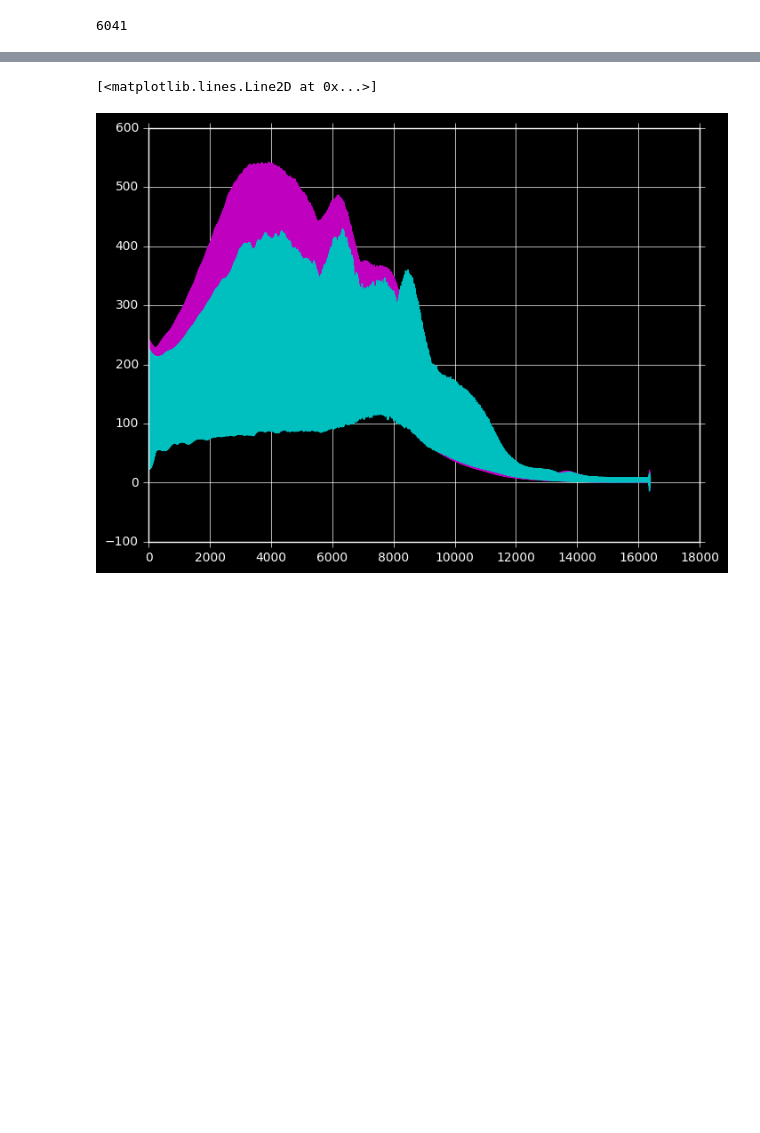
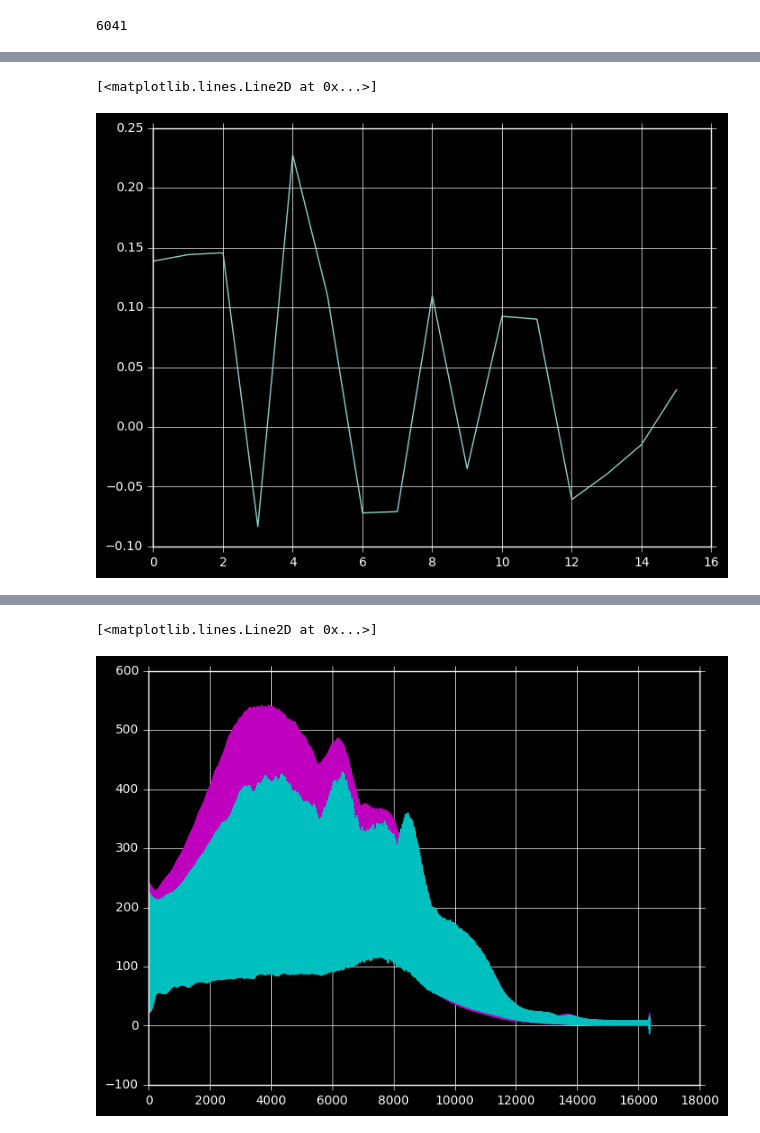
Before and after one commit to xkortex/eeg_seizure_prediction, a Jupyter notebook: linear05.ipynb, the cells around one changed output, grey strips where cells are left out. Drawn from its saved outputs; the diff is of its cells as text; code cells hidden in the pictures; blank space fills up the shorter version.

```diff
--- a/linear05.ipynb
+++ b/linear05.ipynb
@@ -147,0 +153,5 @@ auc.shape
+# %%
+plt.plot(np.mean(auc, axis=1))
+# %% [output]
+[<matplotlib.lines.Line2D at 0x...>]
+[figure, added]
```
Also changed, not shown: parts of 13 cells of this notebook, 9 other files.
